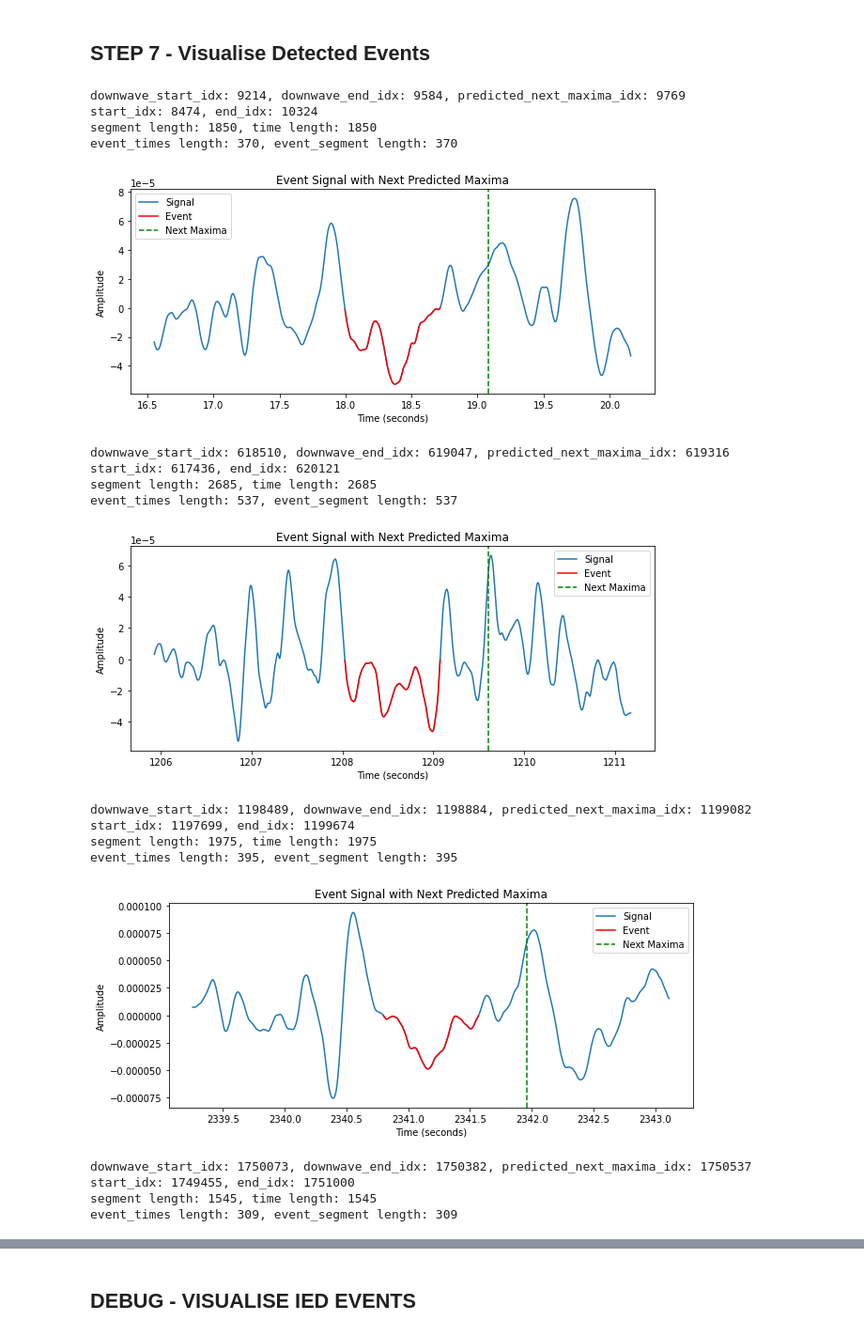
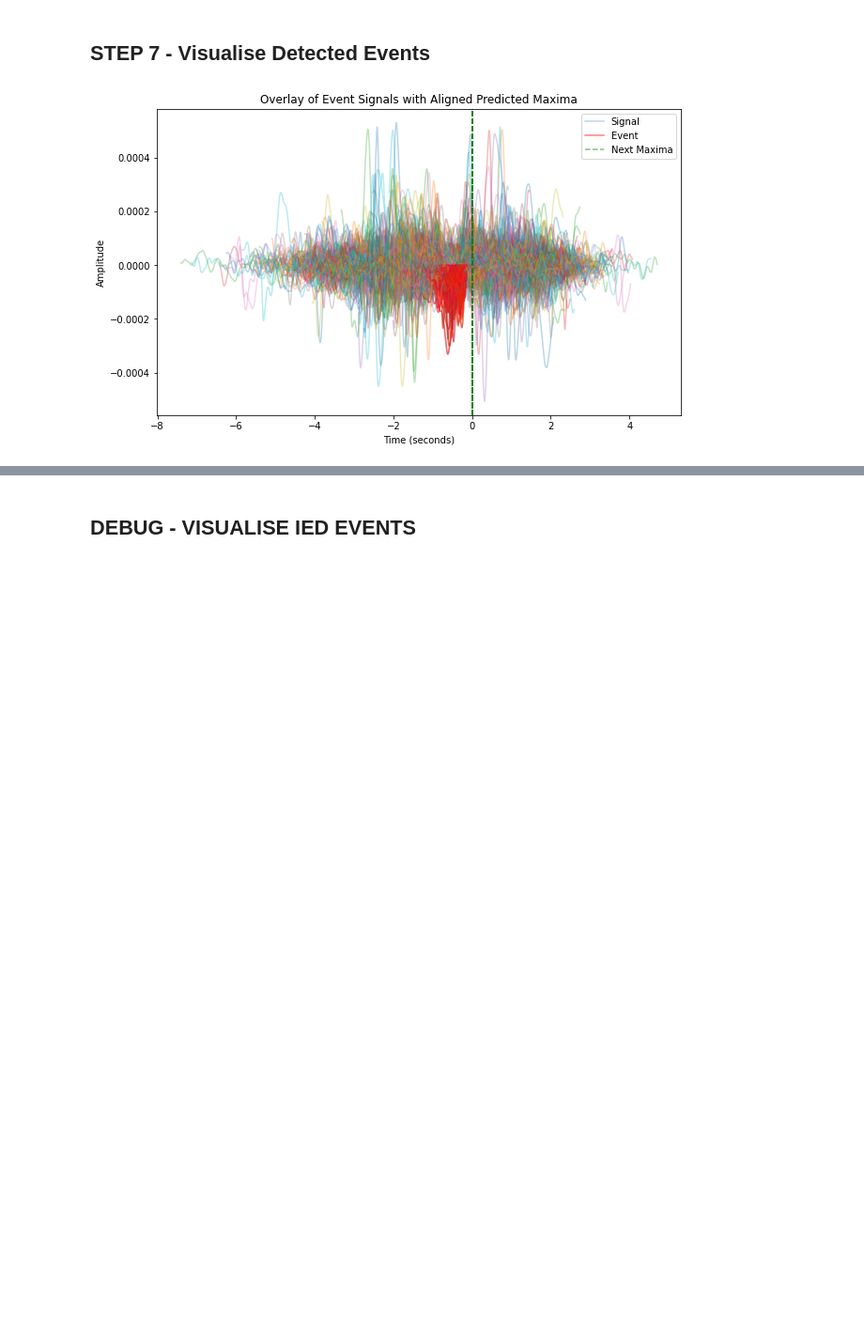
Before and after one commit to bushlab-ucl/DirectNeuralBiasing, a Jupyter notebook: src/pythonlib/direct-neural-biasing-demo-0.7.x.ipynb, the cells around one changed output, grey strips where cells are left out. Shown at 94% size. Saved outputs shown, nothing was run; the diff lists cells and outputs as text; code cells hidden in the pictures; blank space fills up the shorter version.

```diff
--- a/src/pythonlib/direct-neural-biasing-demo-0.7.x.ipynb
+++ b/src/pythonlib/direct-neural-biasing-demo-0.7.x.ipynb
@@ -38,7 +38,7 @@ Creating raw.info structure...
 # %% [markdown]
 #### 2.2 - Truncate data array for debug
 # %%
-data = data_full[:100000]
+data = data_full[0:10000000]
 # %%
 # Optional write data to csv
 filename = 'data.csv'
@@ -104,8 +104,8 @@ signal_processor.add_threshold_detector(
 #### 3.5 - Create Pulse Trigger
 # %%
 trigger_id = 'pulse_trigger'
-inhibition_cooldown_ms = 2000 # duration in seconds for cooldown after IED detection
-pulse_cooldown_ms = 2000 # duration in ms ms cooldown after pulse event
+inhibition_cooldown_ms = 0 # duration in seconds for cooldown after IED detection
+pulse_cooldown_ms = 0 # duration in ms ms cooldown after pulse event
 
 signal_processor.add_pulse_trigger(
     trigger_id,
@@ -353,10 +352,15 @@ print(json.dumps(structured_data, indent=4))
 # %% [markdown]
 ## STEP 7 - Visualise Detected Events
 # %%
-signal_padding_factor = 2
+import numpy as np
+import matplotlib.pyplot as plt
 
-# Function to extract indices and plot each event
+signal_padding_factor = 4
+
+# Function to extract indices and plot all events on top of each other with aligned predicted maxima
 def plot_trigger_events(data, events, signal_padding_factor, sample_freq):
+    plt.figure(figsize=(10, 6))
+
     for event in events:
         # Extract the indices from the event keys
         downwave_start_idx = int(event.get('detectors:slow_wave_detector:downwave_start_index', -1))
@@ -364,77 +368,46 @@ def plot_trigger_events(data, events, signal_padding_factor, sample_freq):
         predicted_next_maxima_idx = int(event.get('detectors:slow_wave_detector:predicted_next_maxima_index', -1))
 
         if downwave_start_idx == -1 or downwave_end_idx == -1 or predicted_next_maxima_idx == -1:
             continue  # Skip if any of the indices are invalid
-
-        # Debugging the indices
-        print(f"downwave_start_idx: {downwave_start_idx}, downwave_end_idx: {downwave_end_idx}, predicted_next_maxima_idx: {predicted_next_maxima_idx}")
 
         # Determine the range for plotting
         event_length = downwave_end_idx - downwave_start_idx
         extra_length = event_length * signal_padding_factor
         start_idx = max(0, downwave_start_idx - extra_length)
         end_idx = min(len(data), downwave_end_idx + extra_length)
 
         # Extract the signal segment to plot
         segment = data[start_idx:end_idx]
 
-        # Convert indices to time in seconds
-        time = np.arange(start_idx, end_idx) / sample_freq
-
-        # Debugging lengths
-        print(f"start_idx: {start_idx}, end_idx: {end_idx}")
-        print(f"segment length: {len(segment)}, time length: {len(time)}")
+        # Calculate the time for each point in the segment
+        normalized_time = np.arange(start_idx - predicted_next_maxima_idx, end_idx - predicted_next_maxima_idx) / sample_freq
 
         # Plot the signal segment
-        plt.figure(figsize=(10, 4))
-        plt.plot(time, segment, label='Signal')
+        plt.plot(normalized_time, segment, label='Signal', alpha=0.3)
 
         # Highlight the event signal
-        event_times = np.arange(downwave_start_idx, downwave_end_idx) / sample_freq
         event_segment = data[downwave_start_idx:downwave_end_idx]
-
-        # Debugging event lengths
-        print(f"event_times length: {len(event_times)}, event_segment length: {len(event_segment)}")
+        event_times = np.arange(downwave_start_idx - predicted_next_maxima_idx, downwave_end_idx - predicted_next_maxima_idx) / sample_freq
 
         # Ensure the lengths of event_times and event_segment match
         if len(event_times) != len(event_segment):
-            print(f"Event length mismatch: event_times({len(event_times)}), event_segment({len(event_segment)})")
             continue
 
-        plt.plot(event_times, event_segment, color='red', label='Event')
+        plt.plot(event_times, event_segment, color='red', alpha=0.5)
 
-        # Plot the predicted next maxima as a green vertical line
-        next_maxima_time = predicted_next_maxima_idx / sample_freq
-        plt.axvline(x=next_maxima_time, color='green', linestyle='--', label='Next Maxima')
+        # Plot the predicted next maxima as a green vertical line at time zero
+        plt.axvline(x=0, color='green', linestyle='--', alpha=0.5)
 
-        # Add labels and legend
-        plt.xlabel('Time (seconds)')
-        plt.ylabel('Amplitude')
-        plt.title('Event Signal with Next Predicted Maxima')
-        plt.ticklabel_format(useOffset=False)
-        plt.legend()
-        plt.show()
+    # Add labels and legend
+    plt.xlabel('Time (seconds)')
+    plt.ylabel('Amplitude')
+    plt.title('Overlay of Event Signals with Aligned Predicted Maxima')
+    plt.ticklabel_format(useOffset=False)
+    plt.legend(['Signal', 'Event', 'Next Maxima'])
+    plt.show()
 
 # Example usage
 # Assuming `data` is your signal array and `events` is your list of event dictionaries
-plot_trigger_events(dnb_slow_wave_filtered_signal, events, signal_padding_factor, sample_freq)
+plot_trigger_events(dnb_slow_wave_filtered_signal, events[100:], signal_padding_factor, sample_freq)
 # %% [output]
-downwave_start_idx: 9214, downwave_end_idx: 9584, predicted_next_maxima_idx: 9769
-start_idx: 8474, end_idx: 10324
-segment length: 1850, time length: 1850
-event_times length: 370, event_segment length: 370
-[figure, old version]
+[figure, new version]
-downwave_start_idx: 618510, downwave_end_idx: 619047, predicted_next_maxima_idx: 619316
-start_idx: 617436, end_idx: 620121
-segment length: 2685, time length: 2685
-event_times length: 537, event_segment length: 537
-[figure, removed]
-downwave_start_idx: 1198489, downwave_end_idx: 1198884, predicted_next_maxima_idx: 1199082
-start_idx: 1197699, end_idx: 1199674
-segment length: 1975, time length: 1975
-event_times length: 395, event_segment length: 395
-[figure, removed]
-downwave_start_idx: 1750073, downwave_end_idx: 1750382, predicted_next_maxima_idx: 1750537
-start_idx: 1749455, end_idx: 1751000
-segment length: 1545, time length: 1545
-event_times length: 309, event_segment length: 309
```
Also changed, not shown: parts of 9 cells of this notebook, 4 other files.
